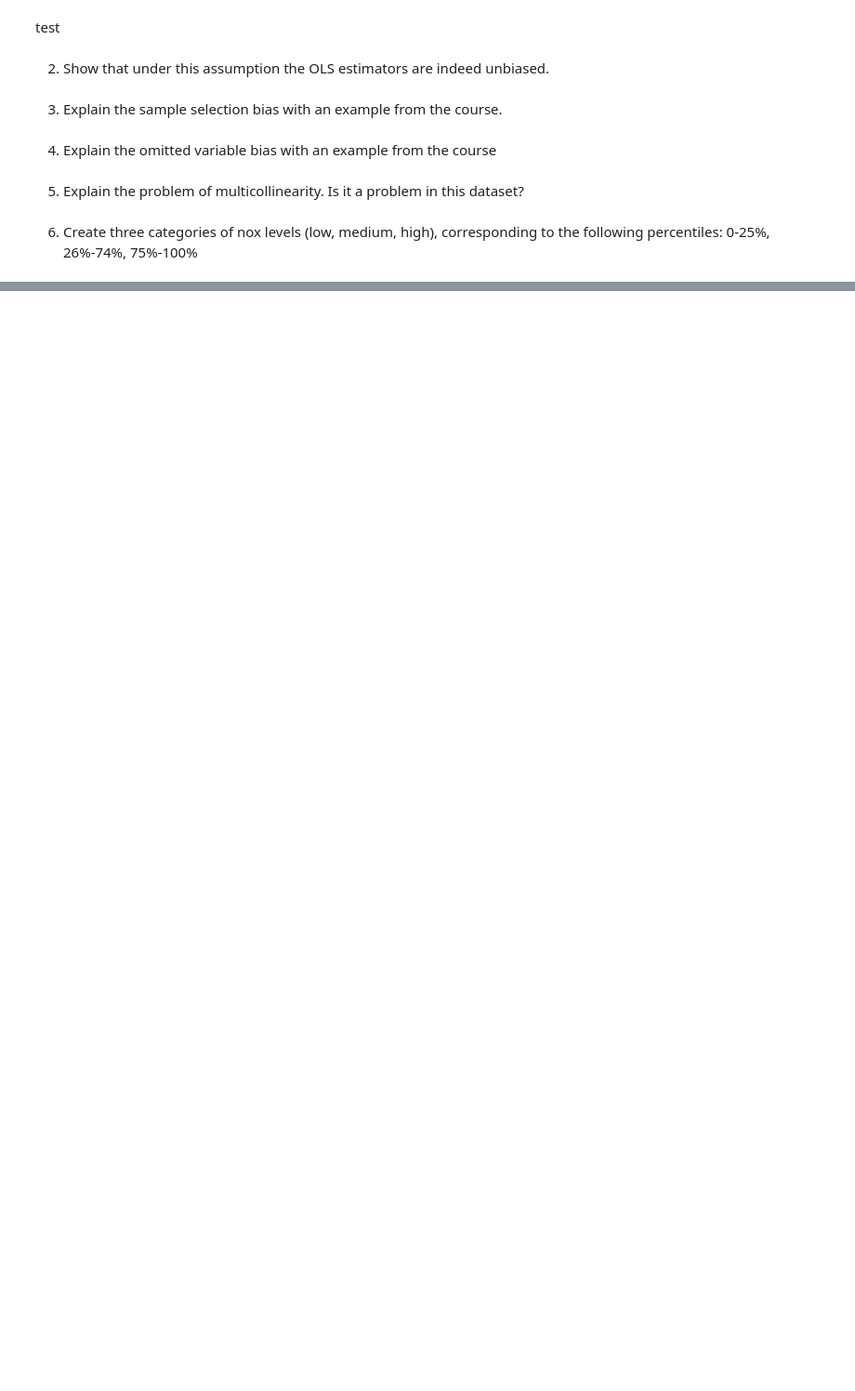
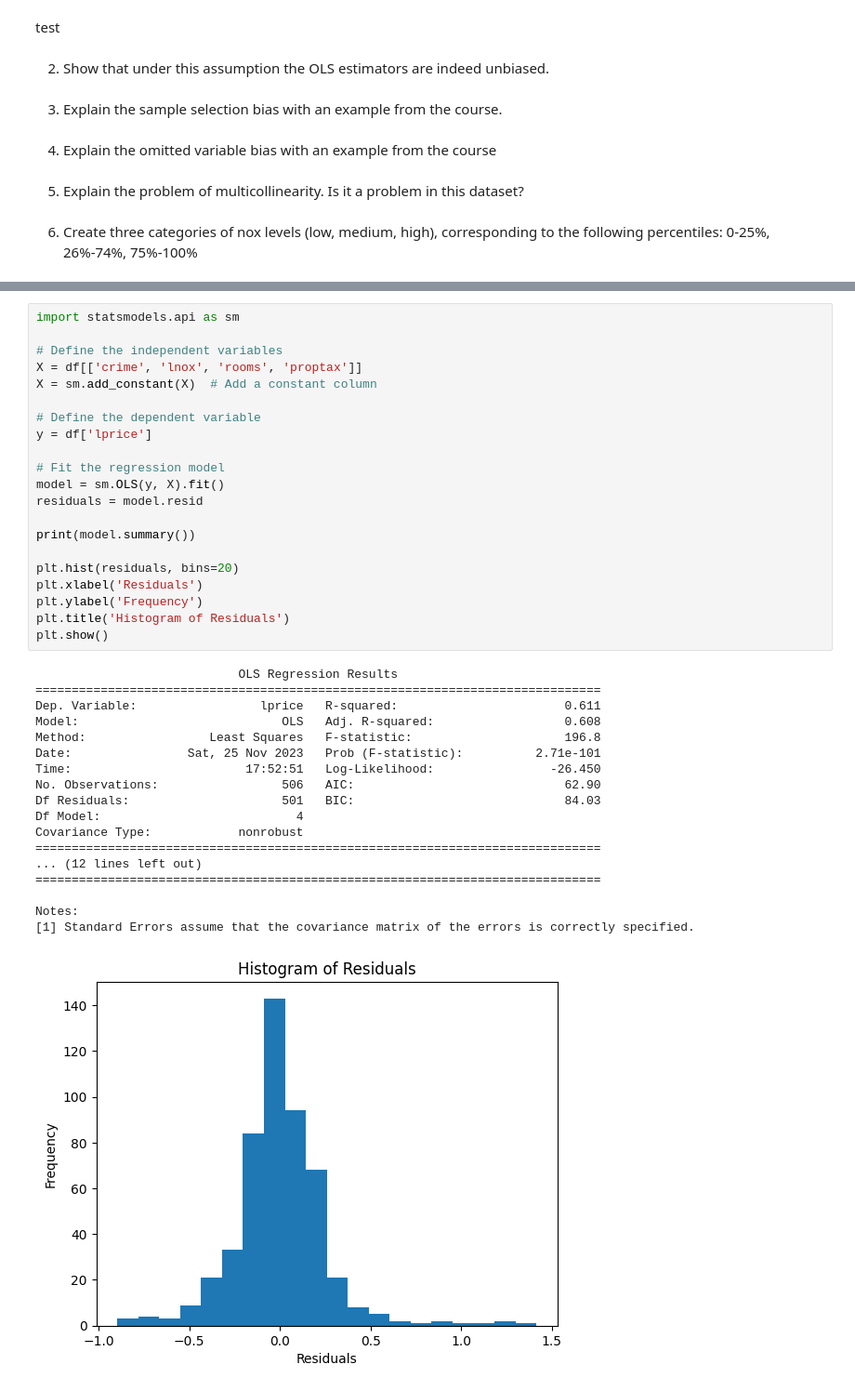
Before and after one commit to joaomelga/MODS202-project, a Jupyter notebook: mods202-project.ipynb, the cells around one changed output, grey strips where cells are left out. Shown: that part at 93% size. Saved outputs shown, nothing was run; the diff lists cells and outputs as text; blank space fills up the shorter version.

```diff
--- a/mods202-project.ipynb
+++ b/mods202-project.ipynb
@@ -46,0 +225,40 @@ df = pd.DataFrame(raw_data, columns=labels)
+# %%
+import statsmodels.api as sm
+
+# Define the independent variables
+X = df[['crime', 'lnox', 'rooms', 'proptax']]
+X = sm.add_constant(X)  # Add a constant column
+
+# Define the dependent variable
+y = df['lprice']
+
+# Fit the regression model
+model = sm.OLS(y, X).fit()
+residuals = model.resid
+
+print(model.summary())
+
+plt.hist(residuals, bins=20)
+plt.xlabel('Residuals')
+plt.ylabel('Frequency')
+plt.title('Histogram of Residuals')
+plt.show()
+# %% [output]
+                            OLS Regression Results
+==============================================================================
+Dep. Variable:                 lprice   R-squared:                       0.611
+Model:                            OLS   Adj. R-squared:                  0.608
+Method:                 Least Squares   F-statistic:                     196.8
+Date:                Sat, 25 Nov 2023   Prob (F-statistic):          2.71e-101
+Time:                        17:52:51   Log-Likelihood:                -26.450
+No. Observations:                 506   AIC:                             62.90
+Df Residuals:                     501   BIC:                             84.03
+Df Model:                           4
+Covariance Type:            nonrobust
+==============================================================================
+... (12 lines left out)
+==============================================================================
+
+Notes:
+[1] Standard Errors assume that the covariance matrix of the errors is correctly specified.
+[figure, added]
```
Also changed, not shown: parts of 12 cells of this notebook.
